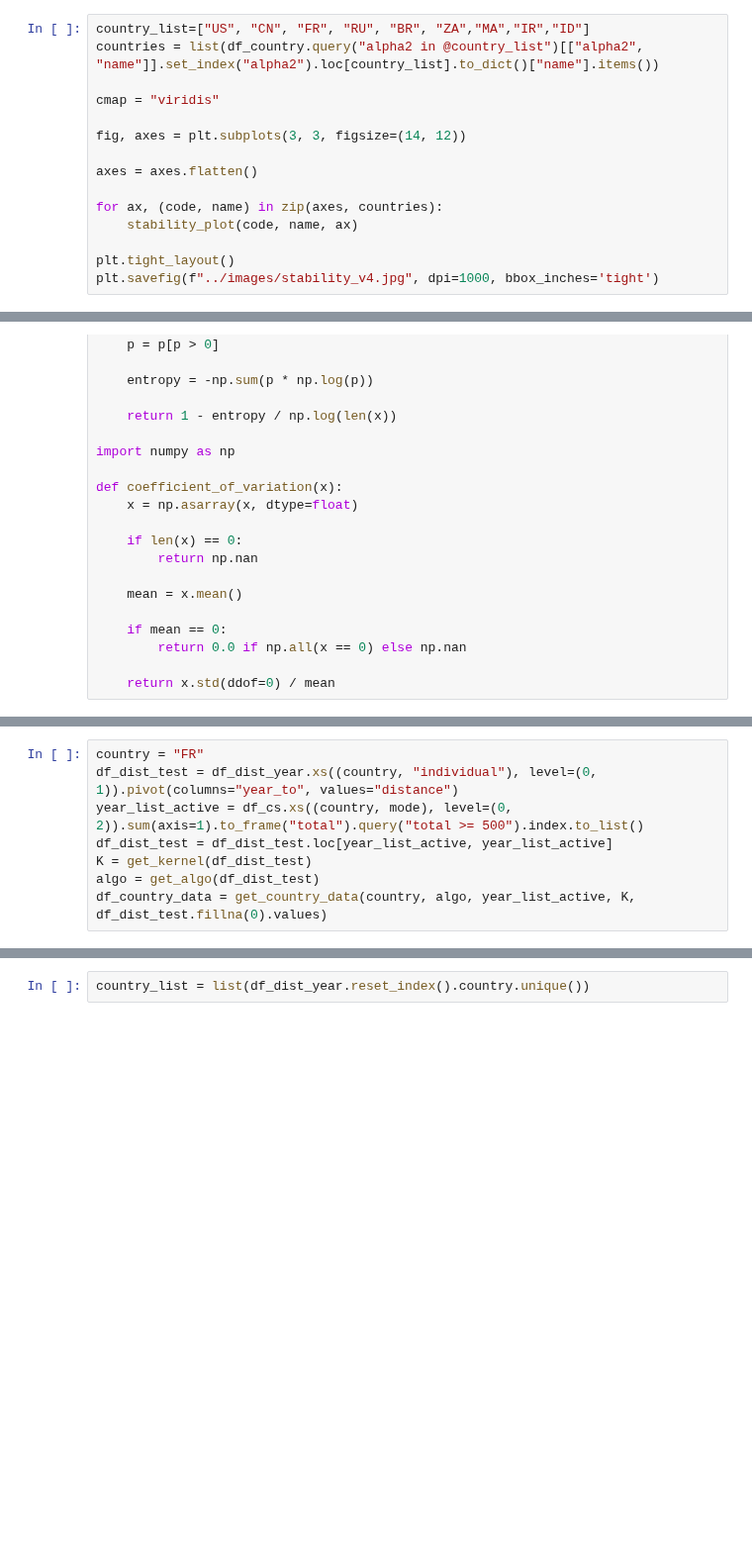
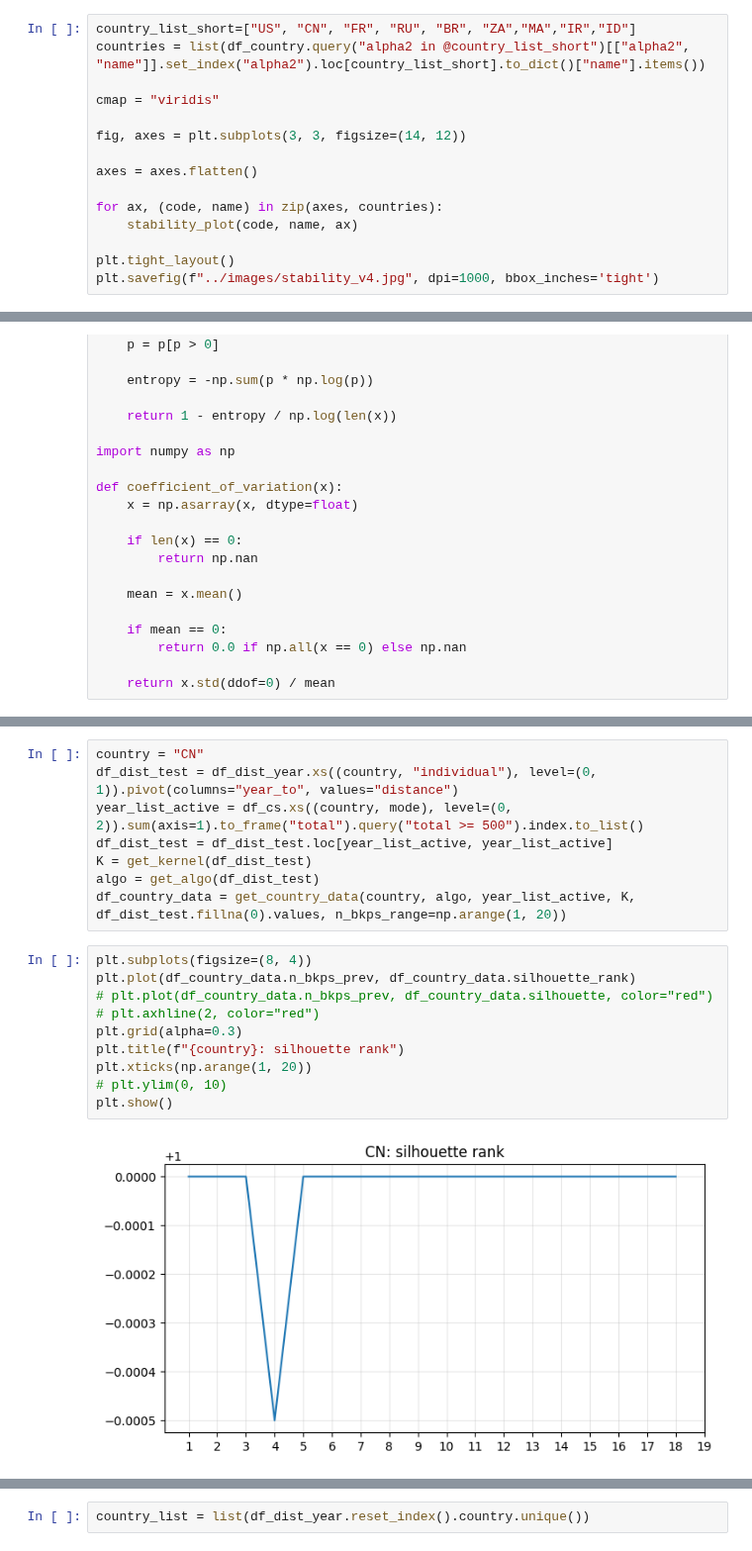
Before and after one commit to irivorobey/geoTopics, a Jupyter notebook: irina_clean/tipping_points_by_country.ipynb, the cells around one changed output, grey strips where cells are left out. Shown at 99% size. Drawn from its saved outputs; the diff is of its cells as text; blank space fills up the shorter version.

```diff
--- a/irina_clean/tipping_points_by_country.ipynb
+++ b/irina_clean/tipping_points_by_country.ipynb
@@ -129,8 +129,8 @@ def stability_plot(country, country_name, ax, mode="individual", vmax=0, vmin=-0
     ax.set_xlabel("")
     ax.set_ylabel("")
 # %%
-country_list=["US", "CN", "FR", "RU", "BR", "ZA","MA","IR","ID"]
-countries = list(df_country.query("alpha2 in @country_list")[["alpha2", "name"]].set_index("alpha2").loc[country_list].to_dict()["name"].items())
+country_list_short=["US", "CN", "FR", "RU", "BR", "ZA","MA","IR","ID"]
+countries = list(df_country.query("alpha2 in @country_list_short")[["alpha2", "name"]].set_index("alpha2").loc[country_list_short].to_dict()["name"].items())
 
 cmap = "viridis"
 
@@ -480,10 +550,22 @@ def get_country_data(country, algo, year_list_active, K, D, n_bkps_range = None)
             bkps_prev = bkps_year
     return pd.json_normalize(df_list)
 # %%
-country = "FR"
+country = "CN"
 df_dist_test = df_dist_year.xs((country, "individual"), level=(0, 1)).pivot(columns="year_to", values="distance")
 year_list_active = df_cs.xs((country, mode), level=(0, 2)).sum(axis=1).to_frame("total").query("total >= 500").index.to_list()
 df_dist_test = df_dist_test.loc[year_list_active, year_list_active]
 K = get_kernel(df_dist_test)
 algo = get_algo(df_dist_test)
-df_country_data = get_country_data(country, algo, year_list_active, K, df_dist_test.fillna(0).values)
+df_country_data = get_country_data(country, algo, year_list_active, K, df_dist_test.fillna(0).values, n_bkps_range=np.arange(1, 20))
+# %%
+plt.subplots(figsize=(8, 4))
+plt.plot(df_country_data.n_bkps_prev, df_country_data.silhouette_rank)
+# plt.plot(df_country_data.n_bkps_prev, df_country_data.silhouette, color="red")
+# plt.axhline(2, color="red")
+plt.grid(alpha=0.3)
+plt.title(f"{country}: silhouette rank")
+plt.xticks(np.arange(1, 20))
+# plt.ylim(0, 10)
+plt.show()
+# %% [output]
+[figure, added]
```
Also changed, not shown: parts of 38 cells of this notebook.
